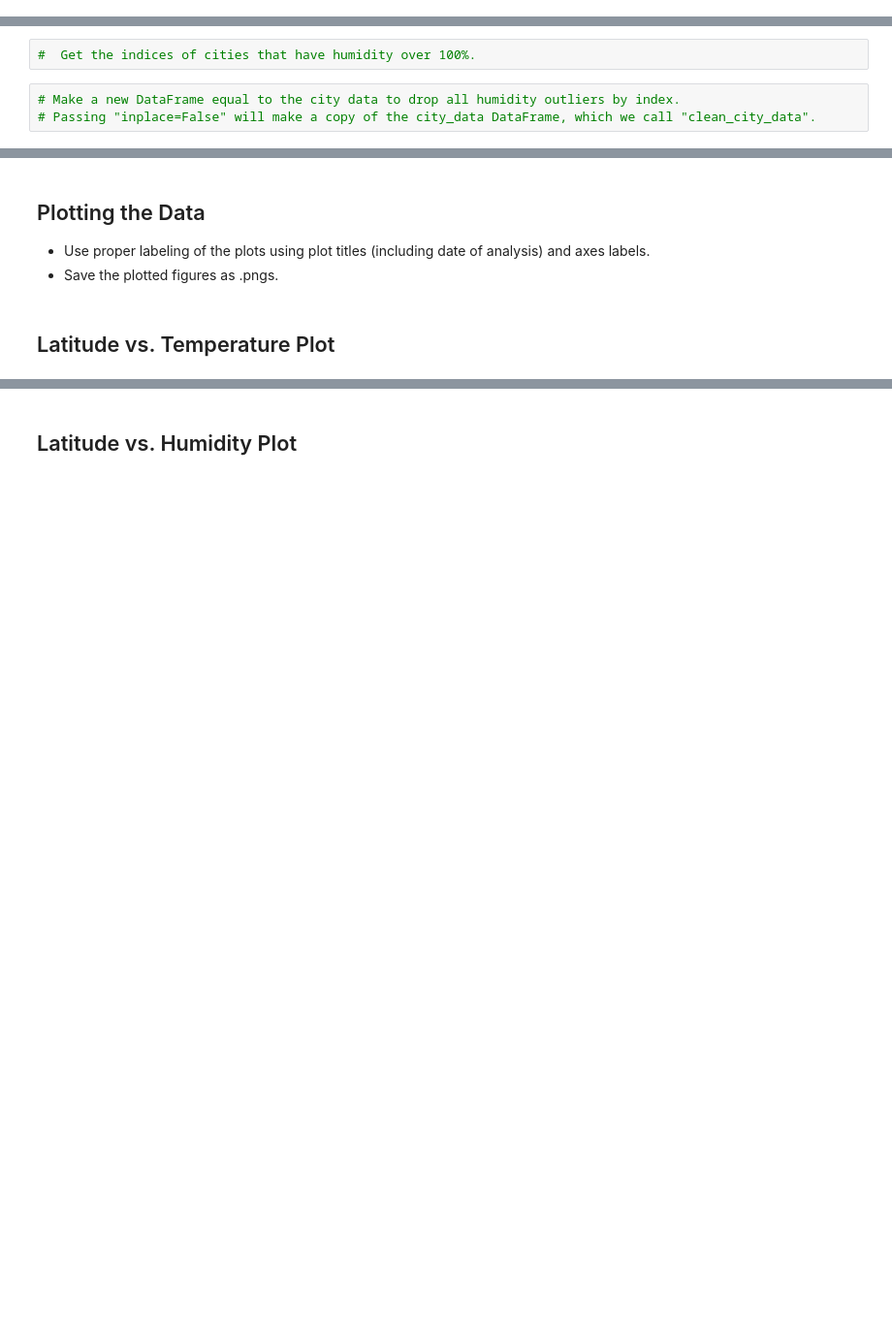
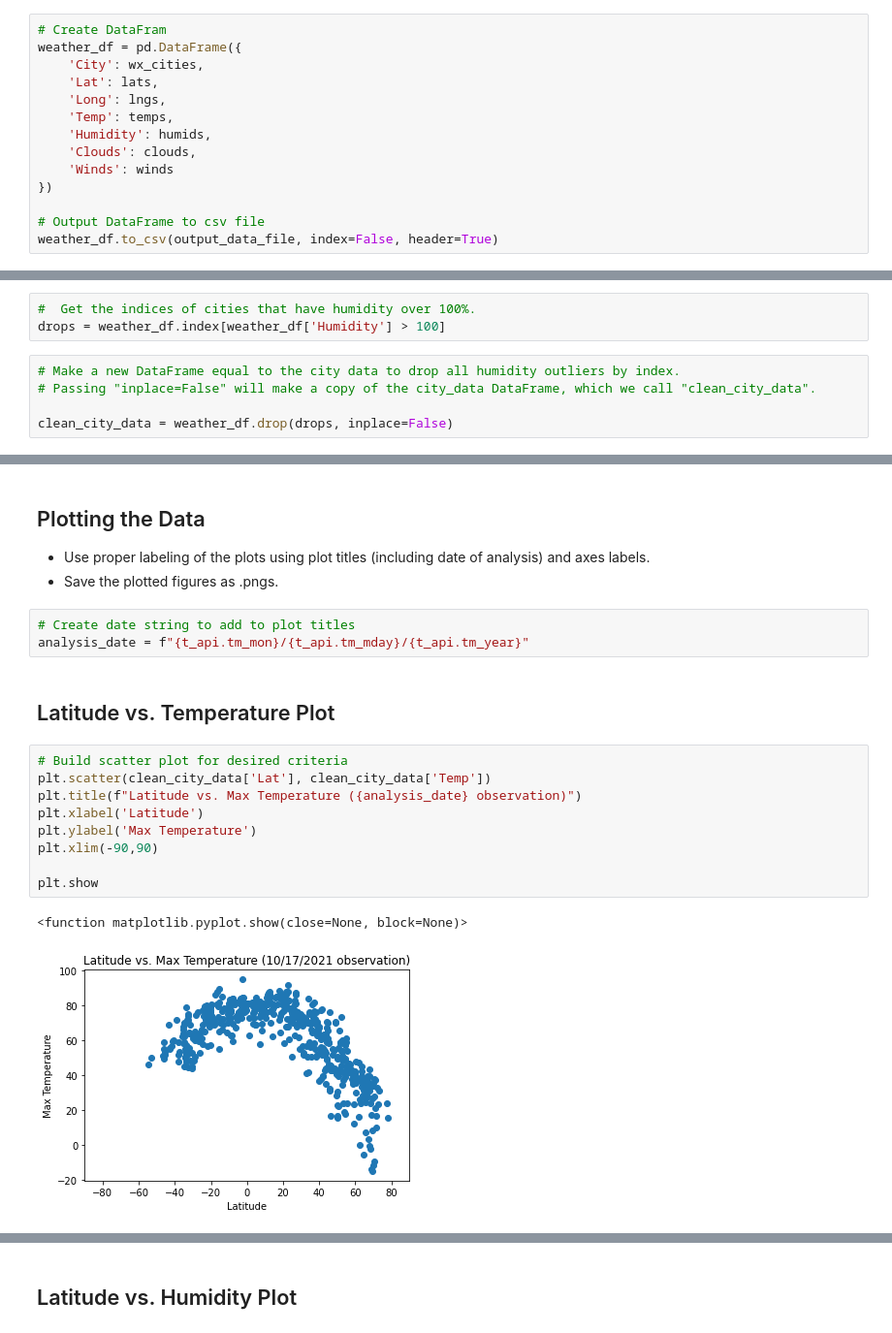
Before and after one commit to wpj174/python-api-challenge, a Jupyter notebook: WeatherPy.ipynb, the cells around one changed output, grey strips where cells are left out. Shown: that part at 97% size. Drawn from its saved outputs; the diff is of its cells as text; blank space fills up the shorter version.

Commit message:
WeatherPy Done
Finished with WeatherPy

```diff
--- a/WeatherPy.ipynb
+++ b/WeatherPy.ipynb
@@ -57,3 +113,17 @@ print(len(cities))
 ### Convert Raw Data to DataFrame
 * Export the city data into a .csv.
 * Display the DataFrame
+# %%
+# Create DataFram
+weather_df = pd.DataFrame({
+    'City': wx_cities,
+    'Lat': lats,
+    'Long': lngs,
+    'Temp': temps,
+    'Humidity': humids,
+    'Clouds': clouds,
+    'Winds': winds
+})
+
+# Output DataFrame to csv file
+weather_df.to_csv(output_data_file, index=False, header=True)
@@ -64,5 +146,8 @@ Skip this step if there are no cities that have humidity > 100%.
 # %%
 #  Get the indices of cities that have humidity over 100%.
+drops = weather_df.index[weather_df['Humidity'] > 100]
 # %%
 # Make a new DataFrame equal to the city data to drop all humidity outliers by index.
 # Passing "inplace=False" will make a copy of the city_data DataFrame, which we call "clean_city_data".
+
+clean_city_data = weather_df.drop(drops, inplace=False)
@@ -70,5 +164,20 @@ Skip this step if there are no cities that have humidity > 100%.
 ## Plotting the Data
 * Use proper labeling of the plots using plot titles (including date of analysis) and axes labels.
 * Save the plotted figures as .pngs.
+# %%
+# Create date string to add to plot titles
+analysis_date = f"{t_api.tm_mon}/{t_api.tm_mday}/{t_api.tm_year}"
 # %% [markdown]
 ## Latitude vs. Temperature Plot
+# %%
+# Build scatter plot for desired criteria
+plt.scatter(clean_city_data['Lat'], clean_city_data['Temp'])
+plt.title(f"Latitude vs. Max Temperature ({analysis_date} observation)")
+plt.xlabel('Latitude')
+plt.ylabel('Max Temperature')
+plt.xlim(-90,90)
+
+plt.show
+# %% [output]
+<function matplotlib.pyplot.show(close=None, block=None)>
+[figure, added]
```
Also changed, not shown: parts of 26 cells of this notebook, 2 other files.
